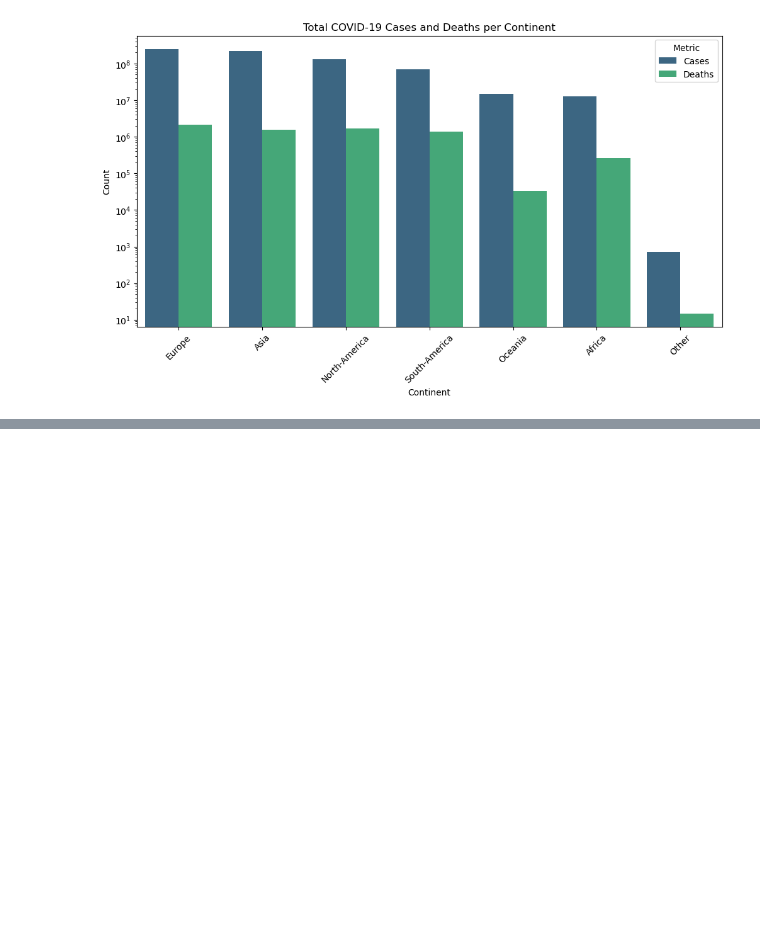
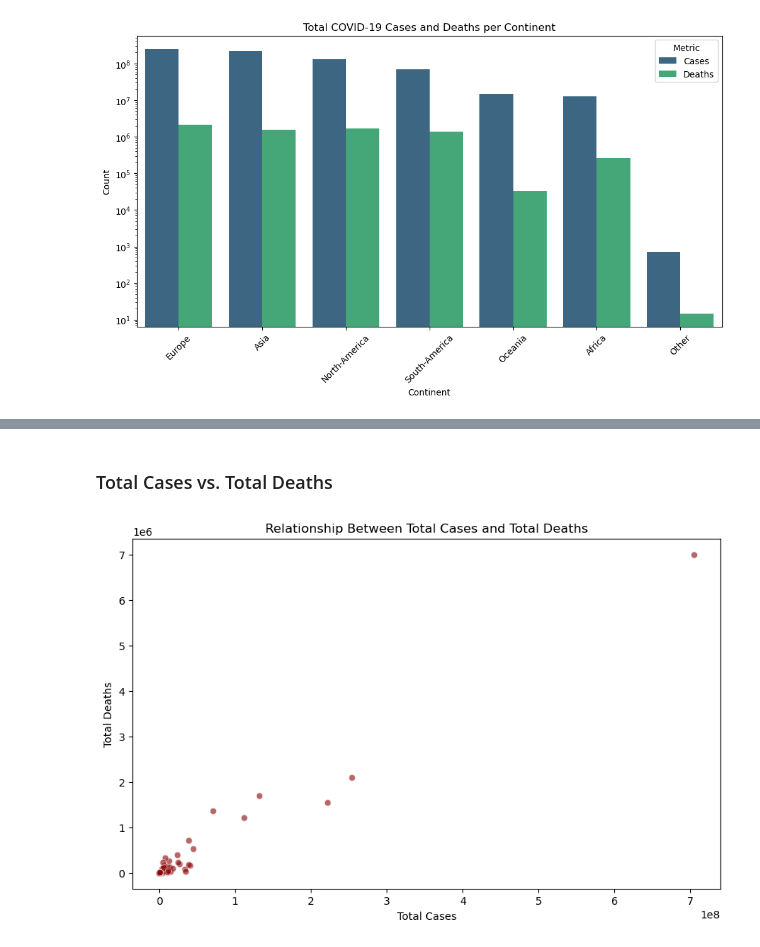
Before and after one commit to tirthdonga/Python-Project-Work, a Jupyter notebook: Final_project/Project1_Covid 19/covid_analysis.ipynb, the cells around one changed output, grey strips where cells are left out. Saved outputs shown, nothing was run; the diff lists cells and outputs as text; code cells hidden in the pictures; blank space fills up the shorter version.

```diff
--- a/Final_project/Project1_Covid 19/covid_analysis.ipynb
+++ b/Final_project/Project1_Covid 19/covid_analysis.ipynb
@@ -137,0 +147,13 @@ Based on the exploratory data analysis of the COVID-19 dataset, we can draw seve
+# %% [markdown]
+### Total Cases vs. Total Deaths
+# %%
+latest_data = df.groupby('country')[['Cases', 'Deaths']].max().reset_index()
+
+plt.figure(figsize=(10, 6))
+sns.scatterplot(data=latest_data, x='Cases', y='Deaths', alpha=0.6, color='darkred')
+plt.title('Relationship Between Total Cases and Total Deaths')
+plt.xlabel('Total Cases')
+plt.ylabel('Total Deaths')
+plt.show()
+# %% [output]
+[figure, added]
```
Also changed, not shown: parts of 4 cells of this notebook, 4 other files.
